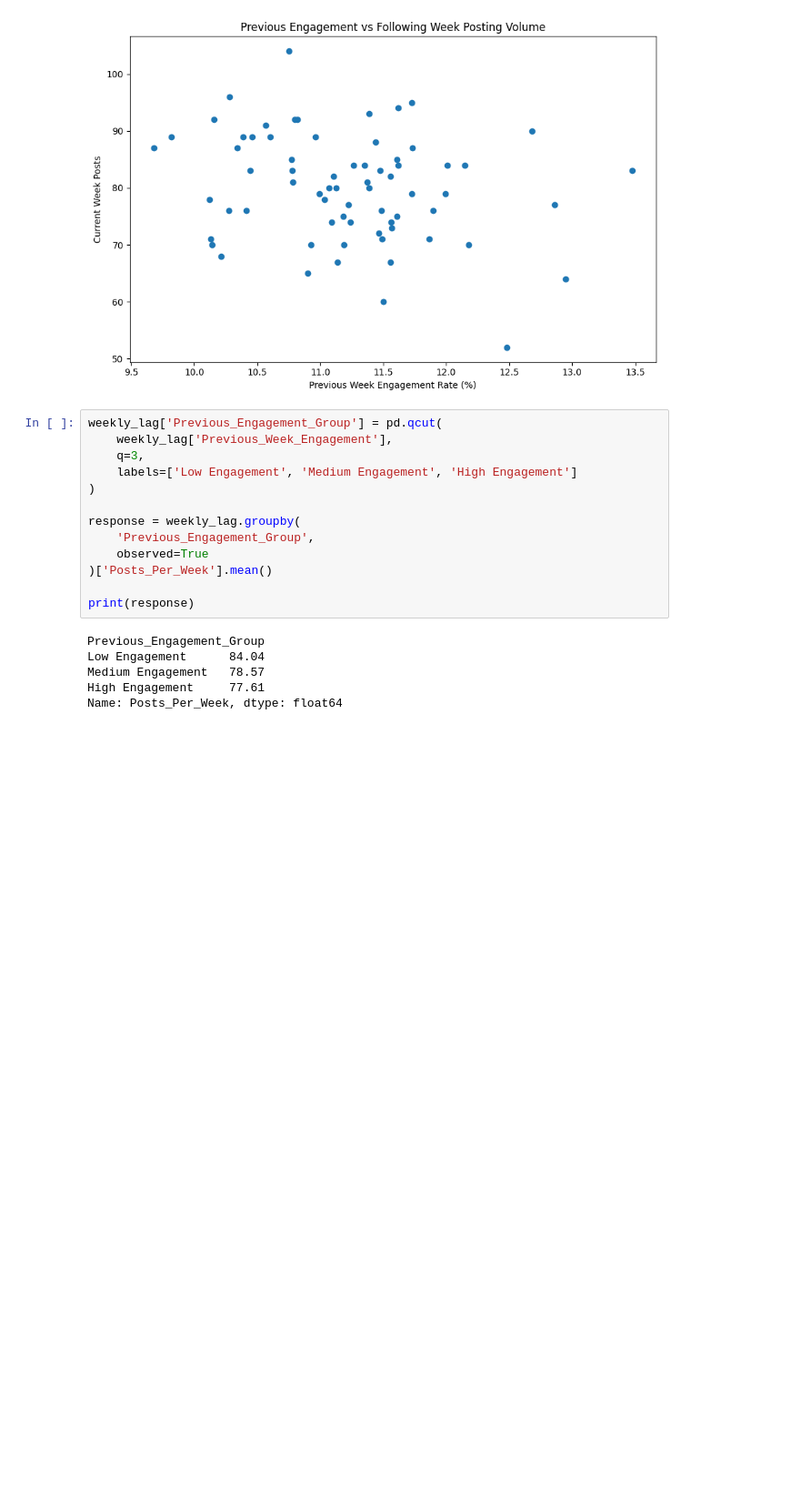
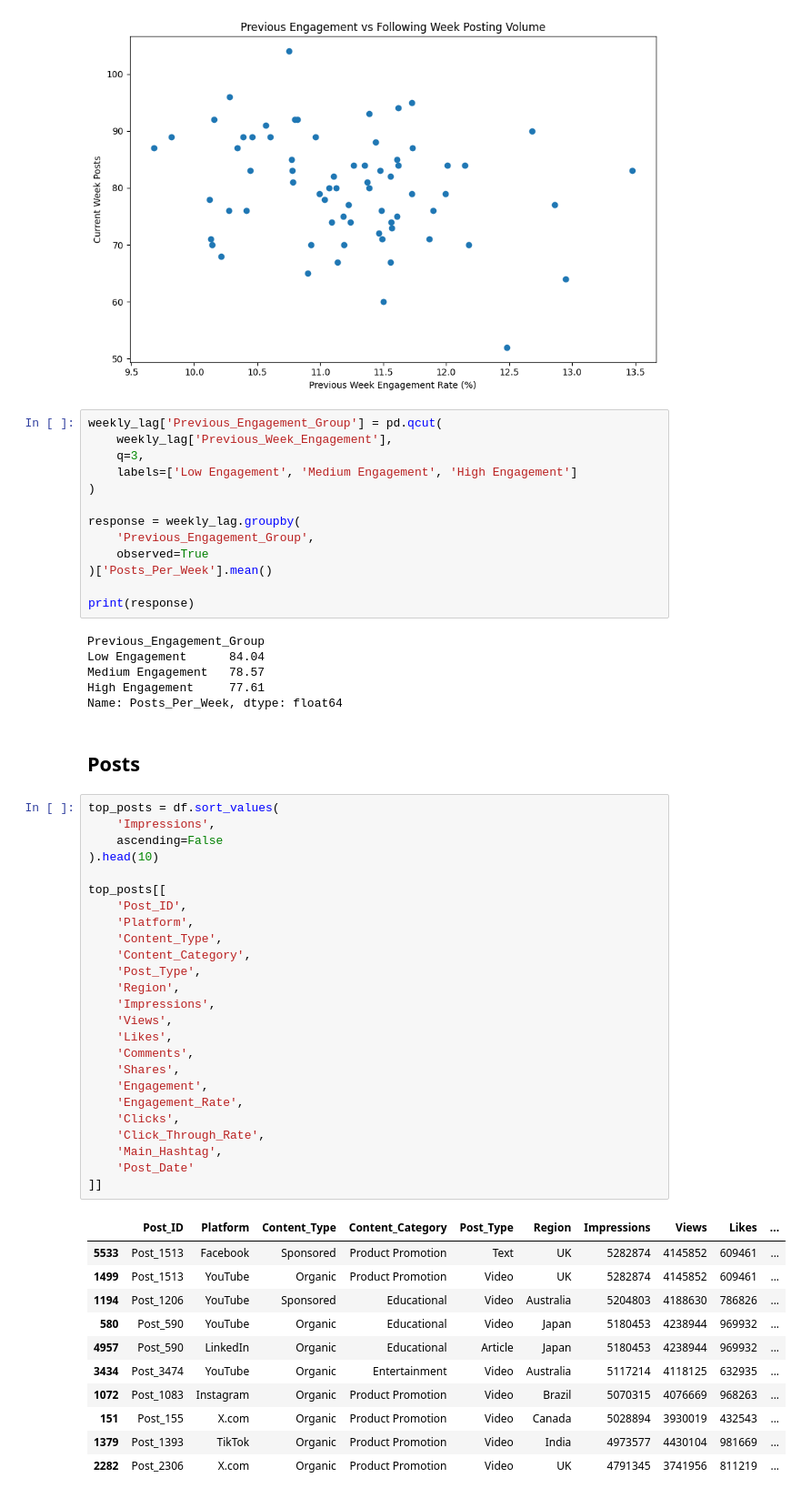
Before and after one commit to SalmaAllam8/PowerBI-mini-Projects, a Jupyter notebook: EDA.ipynb, the cells around one changed output. Shown at 91% size. Drawn from its saved outputs; the diff is of its cells as text; blank space fills up the shorter version.

```diff
--- a/EDA.ipynb
+++ b/EDA.ipynb
@@ -2328,3 +2330,42 @@ Low Engagement      84.04
 Medium Engagement   78.57
 High Engagement     77.61
 Name: Posts_Per_Week, dtype: float64
+# %% [markdown]
+## Posts
+# %%
+top_posts = df.sort_values(
+    'Impressions',
+    ascending=False
+).head(10)
+
+top_posts[[
+    'Post_ID',
+    'Platform',
+    'Content_Type',
+    'Content_Category',
+    'Post_Type',
+    'Region',
+    'Impressions',
+    'Views',
+    'Likes',
+    'Comments',
+    'Shares',
+    'Engagement',
+    'Engagement_Rate',
+    'Clicks',
+    'Click_Through_Rate',
+    'Main_Hashtag',
+    'Post_Date'
+]]
+# %% [output]
+|  | Post_ID | Platform | Content_Type | Content_Category | Post_Type | Region | Impressions | Views | Likes | ... |
+| 5533 | Post_1513 | Facebook | Sponsored | Product Promotion | Text | UK | 5282874 | 4145852 | 609461 | ... |
+| 1499 | Post_1513 | YouTube | Organic | Product Promotion | Video | UK | 5282874 | 4145852 | 609461 | ... |
+| 1194 | Post_1206 | YouTube | Sponsored | Educational | Video | Australia | 5204803 | 4188630 | 786826 | ... |
+| 580 | Post_590 | YouTube | Organic | Educational | Video | Japan | 5180453 | 4238944 | 969932 | ... |
+| 4957 | Post_590 | LinkedIn | Organic | Educational | Article | Japan | 5180453 | 4238944 | 969932 | ... |
+| 3434 | Post_3474 | YouTube | Organic | Entertainment | Video | Australia | 5117214 | 4118125 | 632935 | ... |
+| 1072 | Post_1083 | Instagram | Organic | Product Promotion | Video | Brazil | 5070315 | 4076669 | 968263 | ... |
+| 151 | Post_155 | X.com | Organic | Product Promotion | Video | Canada | 5028894 | 3930019 | 432543 | ... |
+| 1379 | Post_1393 | TikTok | Organic | Product Promotion | Video | India | 4973577 | 4430104 | 981669 | ... |
+| 2282 | Post_2306 | X.com | Organic | Product Promotion | Video | UK | 4791345 | 3741956 | 811219 | ... |
```
Also changed, not shown: parts of 2 cells of this notebook.
